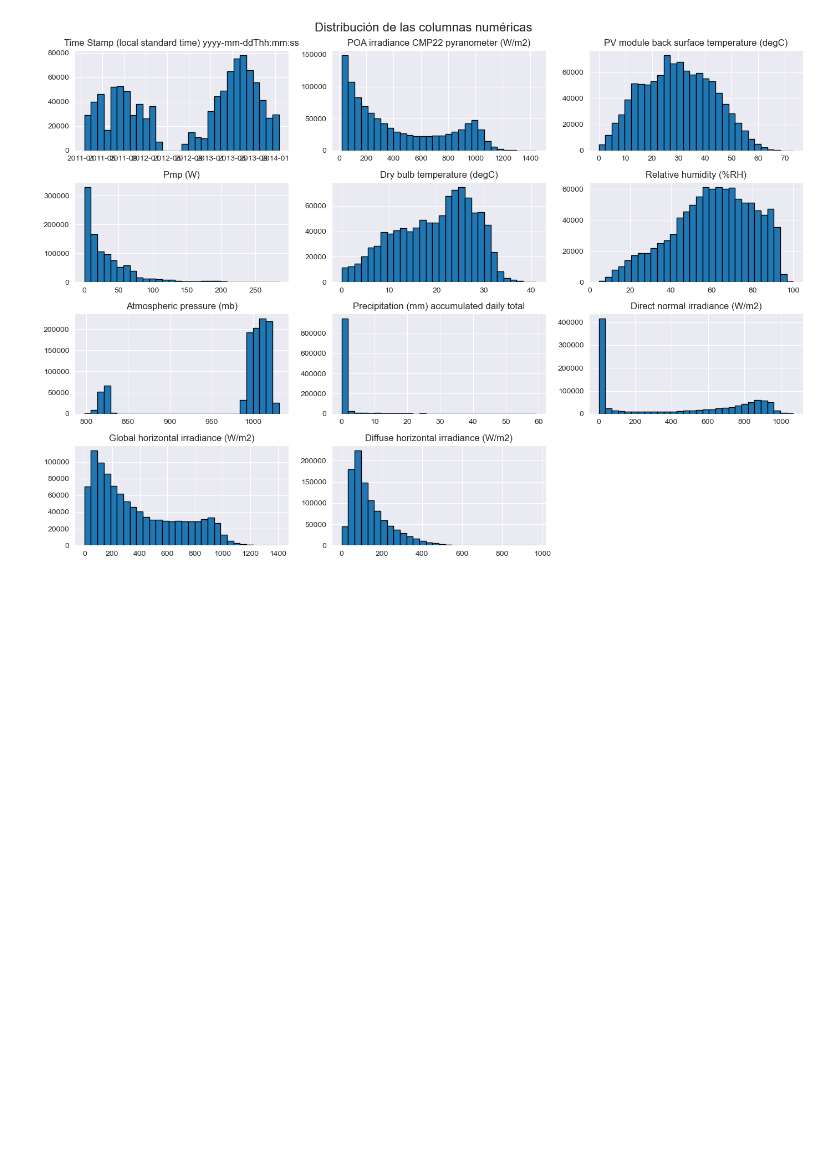
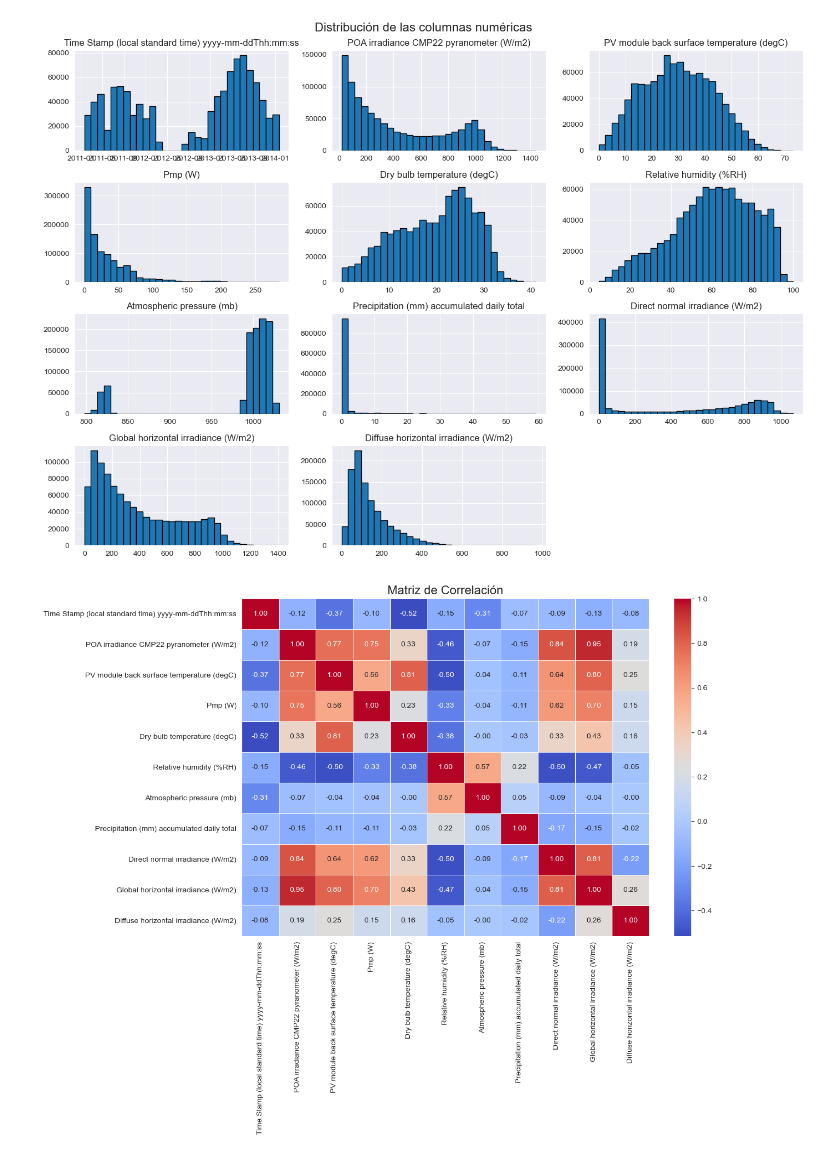
Before and after one commit to ibonsotoa/Microgrid, a Jupyter notebook: Exploration/Objective2.ipynb, the cells around one changed output. Drawn from its saved outputs; the diff is of its cells as text; code cells hidden in the pictures; blank space fills up the shorter version.

```diff
--- a/Exploration/Objective2.ipynb
+++ b/Exploration/Objective2.ipynb
@@ -297,3 +297,20 @@ plt.tight_layout()  # Ajusta los espacios automáticamente
 plt.show()
 # %% [output]
 [figure]
+# %%
+# Calcular la matriz de correlación
+corr_matrix = df_merged.corr()
+
+# Configurar el tamaño del gráfico
+plt.figure(figsize=(12, 8))
+
+# Crear el heatmap con Seaborn
+sns.heatmap(corr_matrix, annot=True, cmap="coolwarm", fmt=".2f", linewidths=0.5)
+
+# Título del gráfico
+plt.title("Matriz de Correlación", fontsize=16)
+
+# Mostrar el gráfico
+plt.show()
+# %% [output]
+[figure, added]
```
Also changed, not shown: 2 other files.
